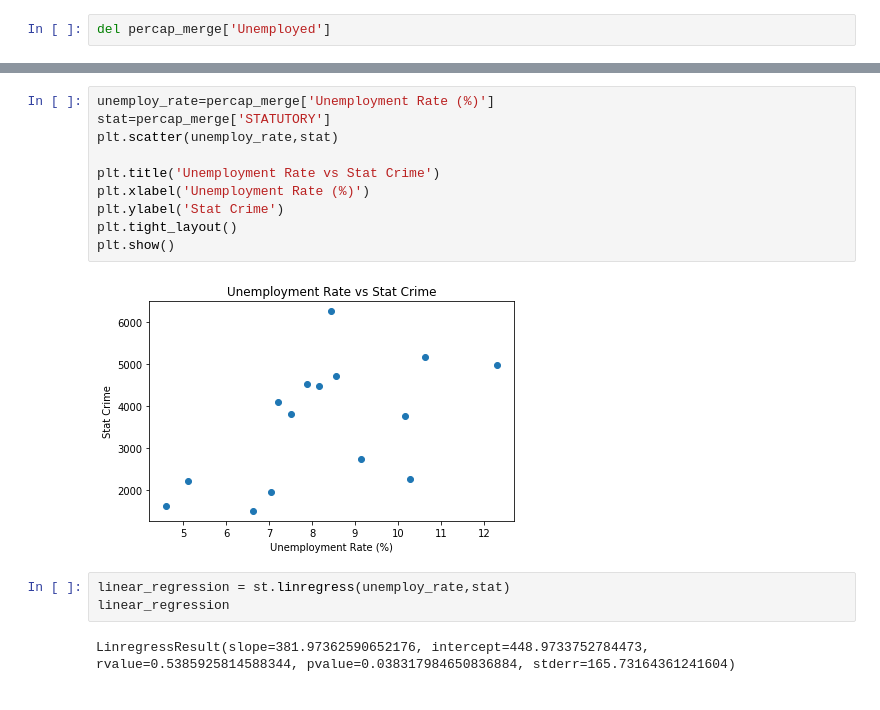
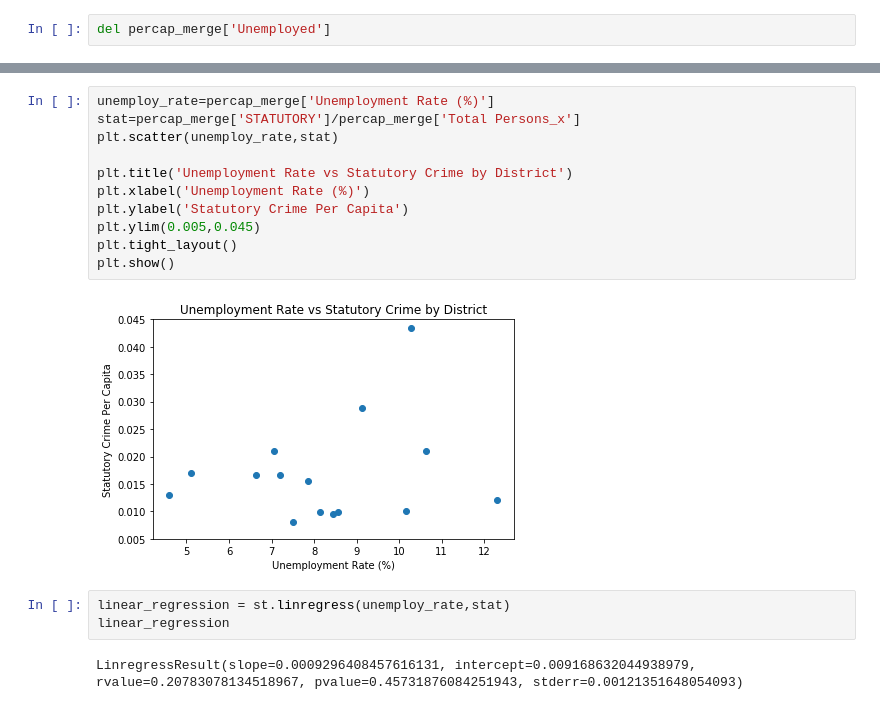
Before and after one commit to natalieddavies/BootcampProject1, a Jupyter notebook: unemployment_offences.ipynb, the cells around one changed output, grey strips where cells are left out. Cells and saved outputs as stored; diff of their text form.

```diff
--- a/unemployment_offences.ipynb
+++ b/unemployment_offences.ipynb
@@ -413,17 +343,18 @@ LinregressResult(slope=390.81641928004905, intercept=-426.84226103949777, rvalue
 # %%
 unemploy_rate=percap_merge['Unemployment Rate (%)']
-stat=percap_merge['STATUTORY']
+stat=percap_merge['STATUTORY']/percap_merge['Total Persons_x']
 plt.scatter(unemploy_rate,stat)
 
-plt.title('Unemployment Rate vs Stat Crime')
+plt.title('Unemployment Rate vs Statutory Crime by District')
 plt.xlabel('Unemployment Rate (%)')
-plt.ylabel('Stat Crime')
+plt.ylabel('Statutory Crime Per Capita')
+plt.ylim(0.005,0.045)
 plt.tight_layout()
 plt.show()
 # %% [output]
-[figure, old version]
+[figure, new version]
 # %%
 linear_regression = st.linregress(unemploy_rate,stat)
 linear_regression
 # %% [output]
-LinregressResult(slope=381.97362590652176, intercept=448.9733752784473, rvalue=0.5385925814588344, pvalue=0.038317984650836884, stderr=165.73164361241604)
+LinregressResult(slope=0.0009296408457616131, intercept=0.009168632044938979, rvalue=0.20783078134518967, pvalue=0.45731876084251943, stderr=0.00121351648054093)
```
Also changed, not shown: parts of 39 cells of this notebook, 10 other files.
